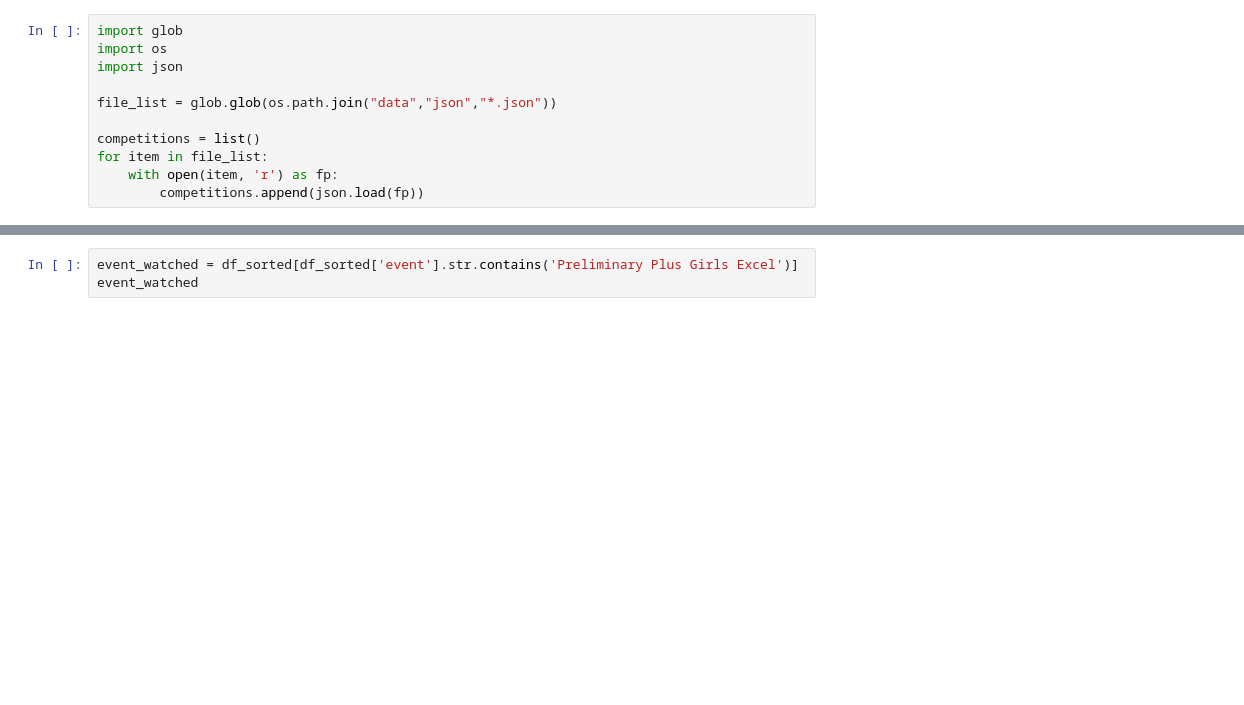
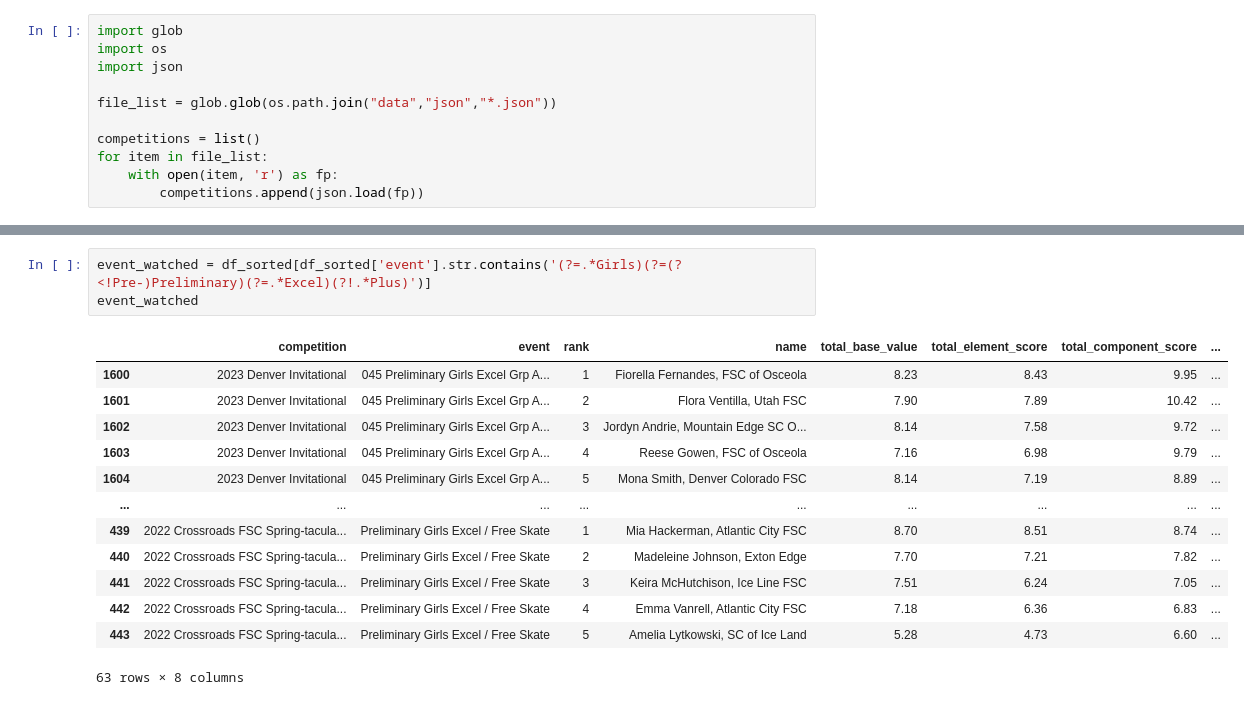
Before and after one commit to theproxy/figure-skating-scores, a Jupyter notebook: analysis.ipynb, the cells around one changed output, grey strips where cells are left out. Drawn from its saved outputs; the diff is of its cells as text; blank space fills up the shorter version.

```diff
--- a/analysis.ipynb
+++ b/analysis.ipynb
@@ -143,6 +144,20 @@ fig_widget.show()
 # %%
-event_watched = df_sorted[df_sorted['event'].str.contains('Preliminary Plus Girls Excel')]
+event_watched = df_sorted[df_sorted['event'].str.contains('(?=.*Girls)(?=(?<!Pre-)Preliminary)(?=.*Excel)(?!.*Plus)')]
 event_watched
+# %% [output]
+|  | competition | event | rank | name | total_base_value | total_element_score | total_component_score | ... |
+| 1600 | 2023 Denver Invitational | 045 Preliminary Girls Excel Grp A... | 1 | Fiorella Fernandes, FSC of Osceola | 8.23 | 8.43 | 9.95 | ... |
+| 1601 | 2023 Denver Invitational | 045 Preliminary Girls Excel Grp A... | 2 | Flora Ventilla, Utah FSC | 7.90 | 7.89 | 10.42 | ... |
+| 1602 | 2023 Denver Invitational | 045 Preliminary Girls Excel Grp A... | 3 | Jordyn Andrie, Mountain Edge SC O... | 8.14 | 7.58 | 9.72 | ... |
+| 1603 | 2023 Denver Invitational | 045 Preliminary Girls Excel Grp A... | 4 | Reese Gowen, FSC of Osceola | 7.16 | 6.98 | 9.79 | ... |
+| 1604 | 2023 Denver Invitational | 045 Preliminary Girls Excel Grp A... | 5 | Mona Smith, Denver Colorado FSC | 8.14 | 7.19 | 8.89 | ... |
+| ... | ... | ... | ... | ... | ... | ... | ... | ... |
+| 439 | 2022 Crossroads FSC Spring-tacula... | Preliminary Girls Excel / Free Skate | 1 | Mia Hackerman, Atlantic City FSC | 8.70 | 8.51 | 8.74 | ... |
+| 440 | 2022 Crossroads FSC Spring-tacula... | Preliminary Girls Excel / Free Skate | 2 | Madeleine Johnson, Exton Edge | 7.70 | 7.21 | 7.82 | ... |
+| 441 | 2022 Crossroads FSC Spring-tacula... | Preliminary Girls Excel / Free Skate | 3 | Keira McHutchison, Ice Line FSC | 7.51 | 6.24 | 7.05 | ... |
+| 442 | 2022 Crossroads FSC Spring-tacula... | Preliminary Girls Excel / Free Skate | 4 | Emma Vanrell, Atlantic City FSC | 7.18 | 6.36 | 6.83 | ... |
+| 443 | 2022 Crossroads FSC Spring-tacula... | Preliminary Girls Excel / Free Skate | 5 | Amelia Lytkowski, SC of Ice Land | 5.28 | 4.73 | 6.60 | ... |
+63 rows × 8 columns
 # %%
 plot_df_lt3 = event_watched[event_watched['rank']<=3]
 plot_df_gt3 = event_watched[event_watched['rank']>3]
```
Also changed, not shown: parts of 7 cells of this notebook.
